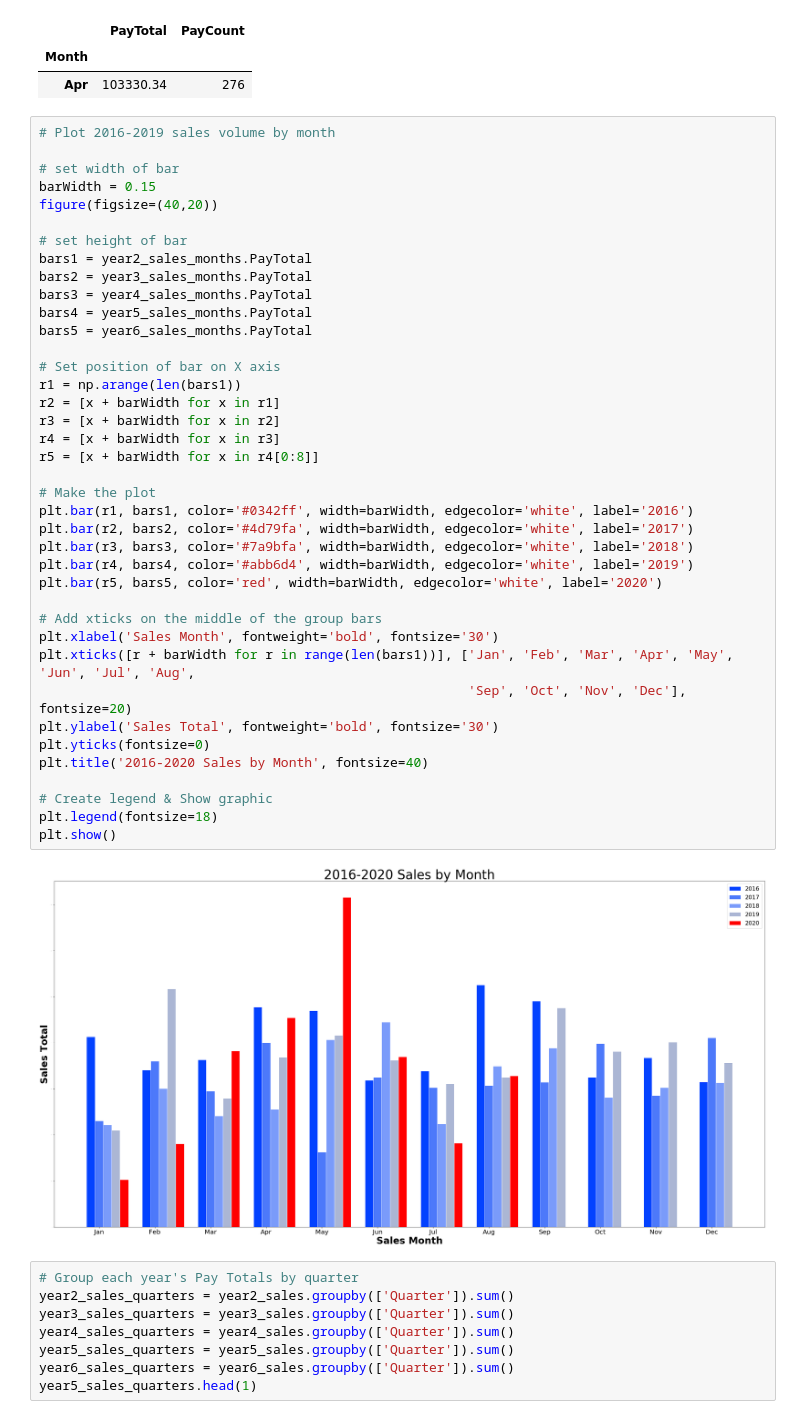
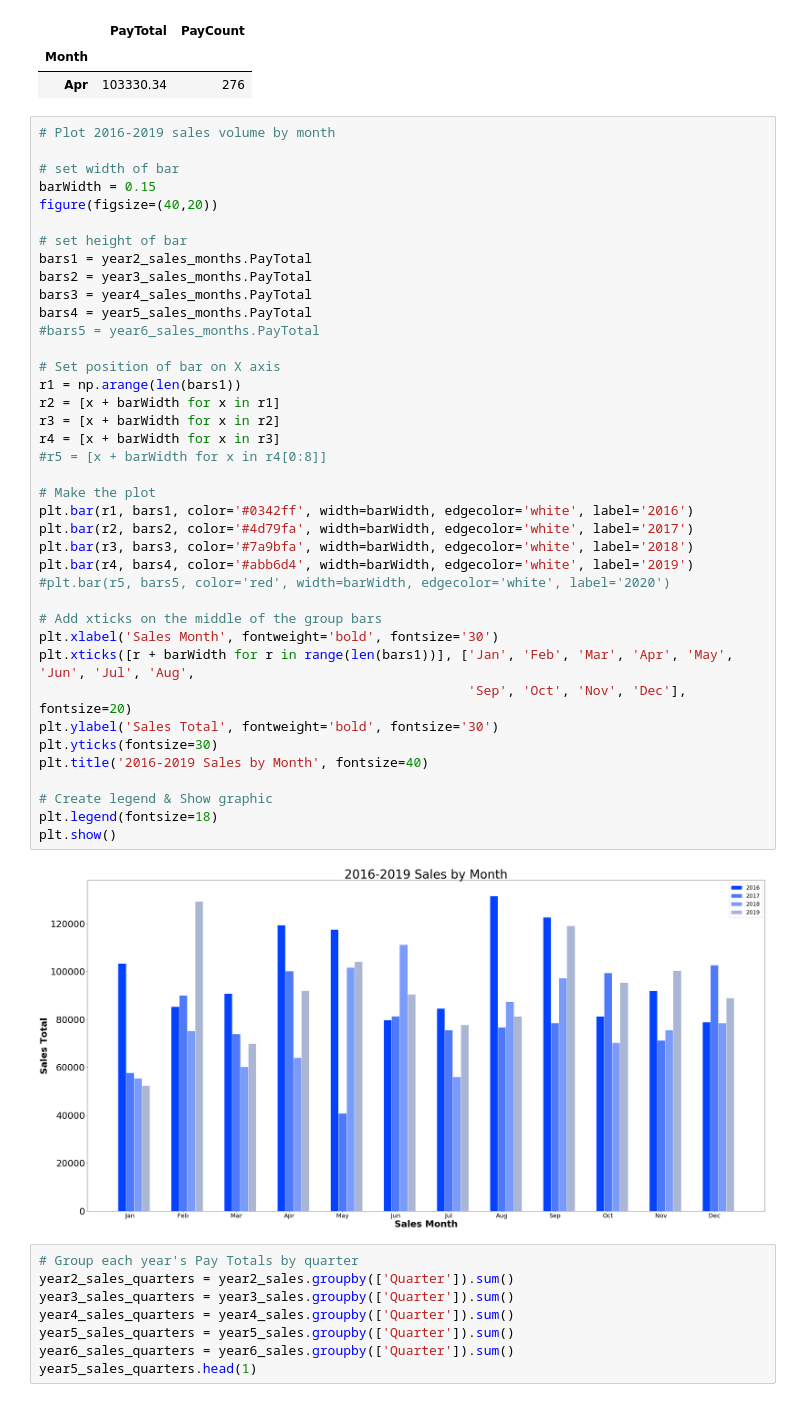
Before and after one commit to zachcornelison/K-N-Sales-Analytics, a Jupyter notebook: KN-Analytics_PayTotals.ipynb, the cells around one changed output. Drawn from its saved outputs; the diff is of its cells as text.

```diff
--- a/KN-Analytics_PayTotals.ipynb
+++ b/KN-Analytics_PayTotals.ipynb
@@ -230,39 +239,39 @@ barWidth = 0.15
 figure(figsize=(40,20))
 
 # set height of bar
 bars1 = year2_sales_months.PayTotal
 bars2 = year3_sales_months.PayTotal
 bars3 = year4_sales_months.PayTotal
 bars4 = year5_sales_months.PayTotal
-bars5 = year6_sales_months.PayTotal
+#bars5 = year6_sales_months.PayTotal
 
 # Set position of bar on X axis
 r1 = np.arange(len(bars1))
 r2 = [x + barWidth for x in r1]
 r3 = [x + barWidth for x in r2]
 r4 = [x + barWidth for x in r3]
-r5 = [x + barWidth for x in r4[0:8]]
+#r5 = [x + barWidth for x in r4[0:8]]
 
 # Make the plot
 plt.bar(r1, bars1, color='#0342ff', width=barWidth, edgecolor='white', label='2016')
 plt.bar(r2, bars2, color='#4d79fa', width=barWidth, edgecolor='white', label='2017')
 plt.bar(r3, bars3, color='#7a9bfa', width=barWidth, edgecolor='white', label='2018')
 plt.bar(r4, bars4, color='#abb6d4', width=barWidth, edgecolor='white', label='2019')
-plt.bar(r5, bars5, color='red', width=barWidth, edgecolor='white', label='2020')
+#plt.bar(r5, bars5, color='red', width=barWidth, edgecolor='white', label='2020')
 
 # Add xticks on the middle of the group bars
 plt.xlabel('Sales Month', fontweight='bold', fontsize='30')
 plt.xticks([r + barWidth for r in range(len(bars1))], ['Jan', 'Feb', 'Mar', 'Apr', 'May', 'Jun', 'Jul', 'Aug',
                                                        'Sep', 'Oct', 'Nov', 'Dec'], fontsize=20)
 plt.ylabel('Sales Total', fontweight='bold', fontsize='30')
-plt.yticks(fontsize=0)
-plt.title('2016-2020 Sales by Month', fontsize=40)
+plt.yticks(fontsize=30)
+plt.title('2016-2019 Sales by Month', fontsize=40)
 
 # Create legend & Show graphic
 plt.legend(fontsize=18)
 plt.show()
 # %% [output]
-[figure, old version]
+[figure, new version]
 # %%
 # Group each year's Pay Totals by quarter
 year2_sales_quarters = year2_sales.groupby(['Quarter']).sum()
```
Also changed, not shown: parts of 16 cells of this notebook.
